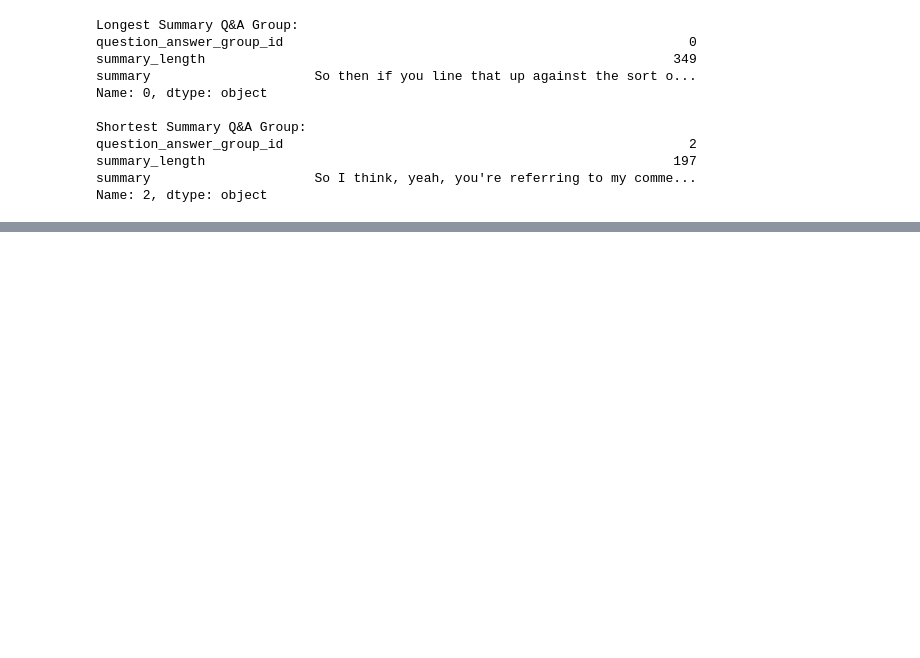
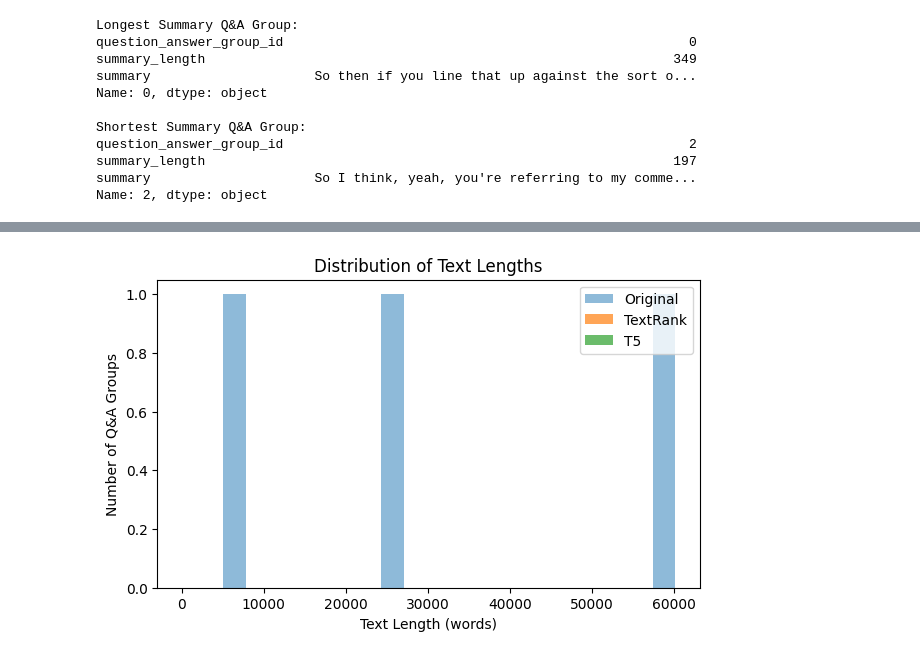
Before and after one commit to EErlando/Quarterly-Bytes, a Jupyter notebook: notebooks/2_exploratory_data_analysis/Text_SUM.ipynb, the cells around one changed output, grey strips where cells are left out. Saved outputs shown, nothing was run; the diff lists cells and outputs as text; code cells hidden in the pictures; blank space fills up the shorter version.

```diff
--- a/notebooks/2_exploratory_data_analysis/Text_SUM.ipynb
+++ b/notebooks/2_exploratory_data_analysis/Text_SUM.ipynb
@@ -233,0 +412,12 @@ nltk.download('punkt_tab')
+# %%
+plt.figure(figsize=(7,4))
+plt.hist(grouped_df['orig_length'], bins=20, alpha=0.5, label='Original')
+plt.hist(grouped_df['summary_length'], bins=20, alpha=0.7, label='TextRank')
+plt.hist(grouped_df['t5_summary_length'], bins=20, alpha=0.7, label='T5')
+plt.xlabel('Text Length (words)')
+plt.ylabel('Number of Q&A Groups')
+plt.title('Distribution of Text Lengths')
+plt.legend()
+plt.show()
+# %% [output]
+[figure, added]
```
Also changed, not shown: parts of 26 cells of this notebook.
